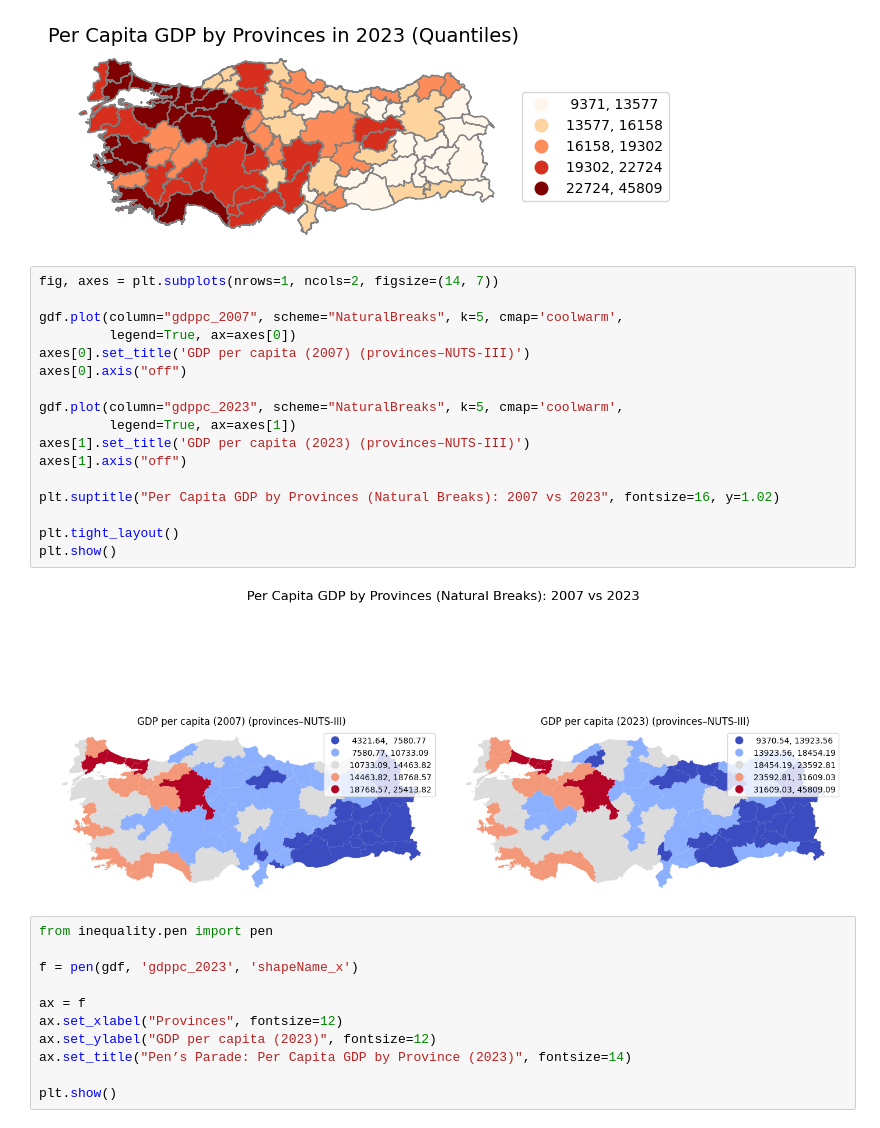
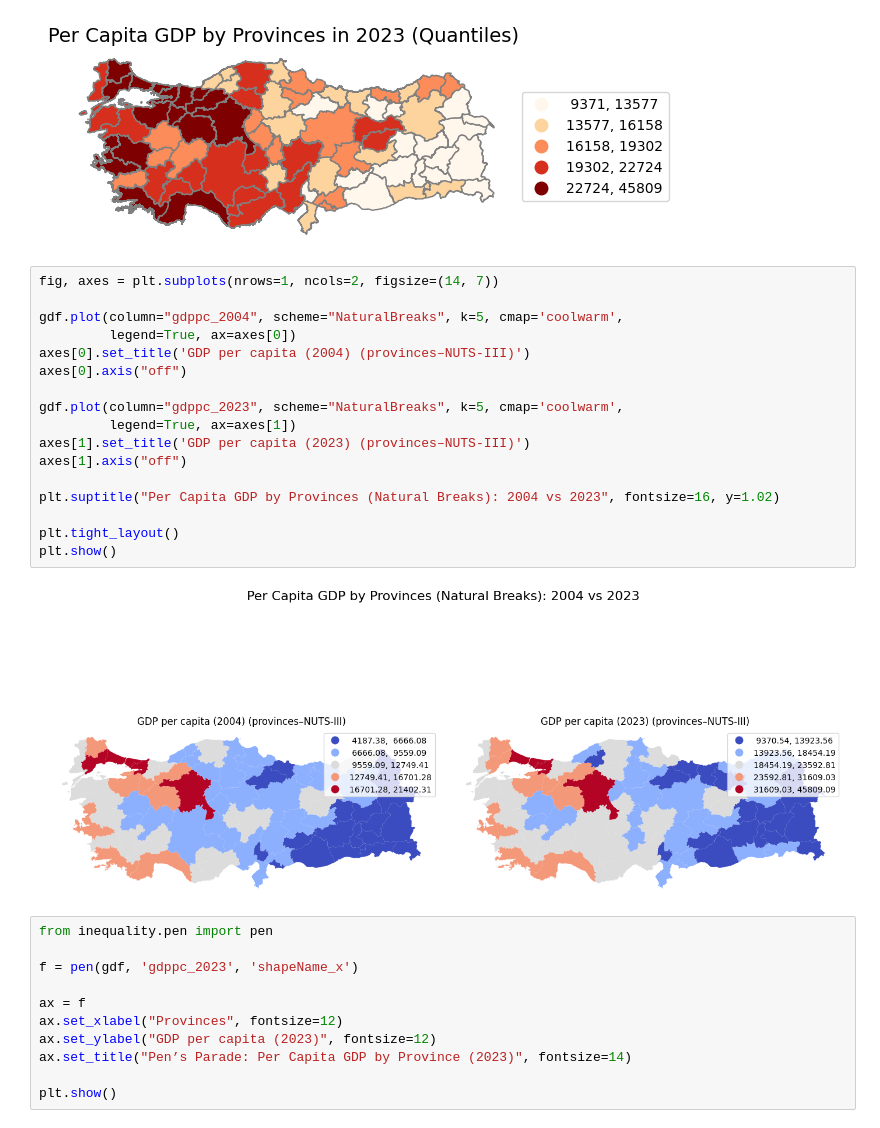
Before and after one commit to ugurursavas/spatial_inequalities_turkiye, a Jupyter notebook: spatial_inequality_turkiye.ipynb, the cells around one changed output. Cells and saved outputs as stored; diff of their text form.

```diff
--- a/spatial_inequality_turkiye.ipynb
+++ b/spatial_inequality_turkiye.ipynb
@@ -125,22 +127,22 @@ plt.show()
 # %%
 fig, axes = plt.subplots(nrows=1, ncols=2, figsize=(14, 7))
 
-gdf.plot(column="gdppc_2007", scheme="NaturalBreaks", k=5, cmap='coolwarm',
+gdf.plot(column="gdppc_2004", scheme="NaturalBreaks", k=5, cmap='coolwarm',
          legend=True, ax=axes[0])
-axes[0].set_title('GDP per capita (2007) (provinces–NUTS-III)')
+axes[0].set_title('GDP per capita (2004) (provinces–NUTS-III)')
 axes[0].axis("off")
 
 gdf.plot(column="gdppc_2023", scheme="NaturalBreaks", k=5, cmap='coolwarm',
          legend=True, ax=axes[1])
 axes[1].set_title('GDP per capita (2023) (provinces–NUTS-III)')
 axes[1].axis("off")
 
-plt.suptitle("Per Capita GDP by Provinces (Natural Breaks): 2007 vs 2023", fontsize=16, y=1.02)
+plt.suptitle("Per Capita GDP by Provinces (Natural Breaks): 2004 vs 2023", fontsize=16, y=1.02)
 
 plt.tight_layout()
 plt.show()
 # %% [output]
-[figure, old version]
+[figure, new version]
 # %%
 from inequality.pen import pen
 
```
Also changed, not shown: parts of 10 cells of this notebook.
